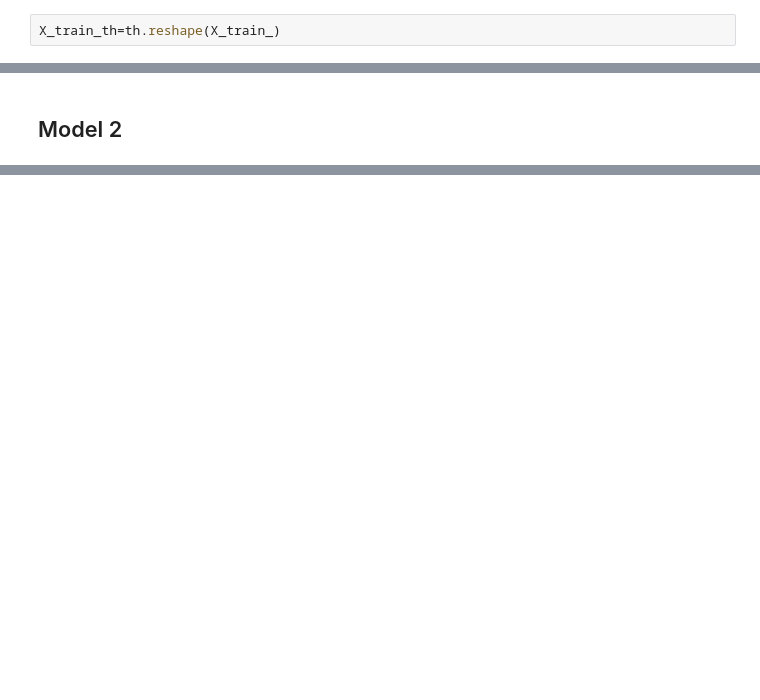
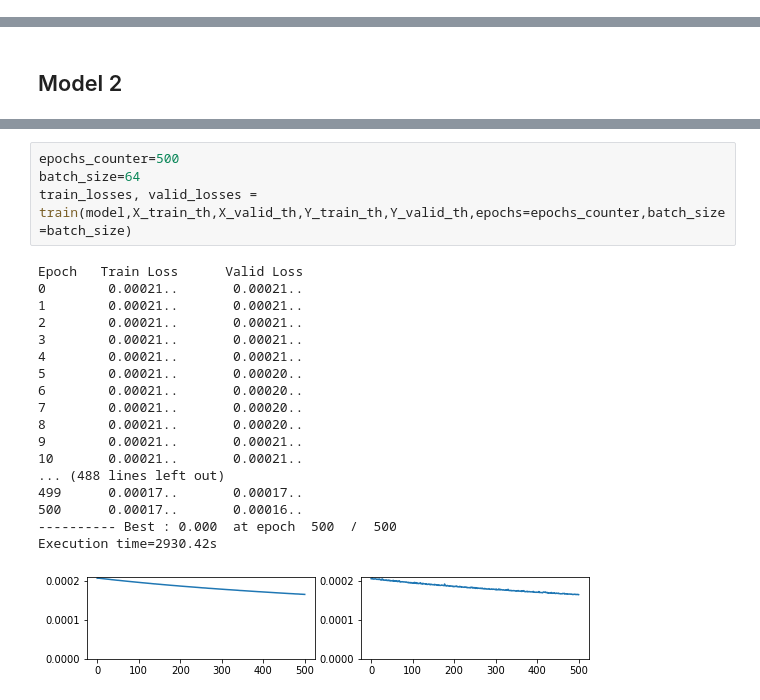
Before and after one commit to calladogt/Deep-learning-to-the-modeling-of-chaotic-dynamics-systems, a Jupyter notebook: Simulators/ks-simulator/KS-modelConv2D.ipynb, the cells around one changed output, grey strips where cells are left out. Saved outputs shown, nothing was run; the diff lists cells and outputs as text; blank space fills up the shorter version.

```diff
--- a/Simulators/ks-simulator/KS-modelConv2D.ipynb
+++ b/Simulators/ks-simulator/KS-modelConv2D.ipynb
@@ -253,2 +252,0 @@ torch.Size([480, 64])
-# %%
-X_train_th=th.reshape(X_train_)
@@ -468,0 +576,23 @@ The model solution:
+# %%
+epochs_counter=500
+batch_size=64
+train_losses, valid_losses = train(model,X_train_th,X_valid_th,Y_train_th,Y_valid_th,epochs=epochs_counter,batch_size=batch_size)
+# %% [output]
+Epoch   Train Loss      Valid Loss
+0        0.00021..       0.00021..
+1        0.00021..       0.00021..
+2        0.00021..       0.00021..
+3        0.00021..       0.00021..
+4        0.00021..       0.00021..
+5        0.00021..       0.00020..
+6        0.00021..       0.00020..
+7        0.00021..       0.00020..
+8        0.00021..       0.00020..
+9        0.00021..       0.00021..
+10       0.00021..       0.00021..
+... (488 lines left out)
+499      0.00017..       0.00017..
+500      0.00017..       0.00016..
+---------- Best : 0.000  at epoch  500  /  500
+Execution time=2930.42s
+[figure, added]
```
Also changed, not shown: parts of 13 cells of this notebook, 11 other files.
